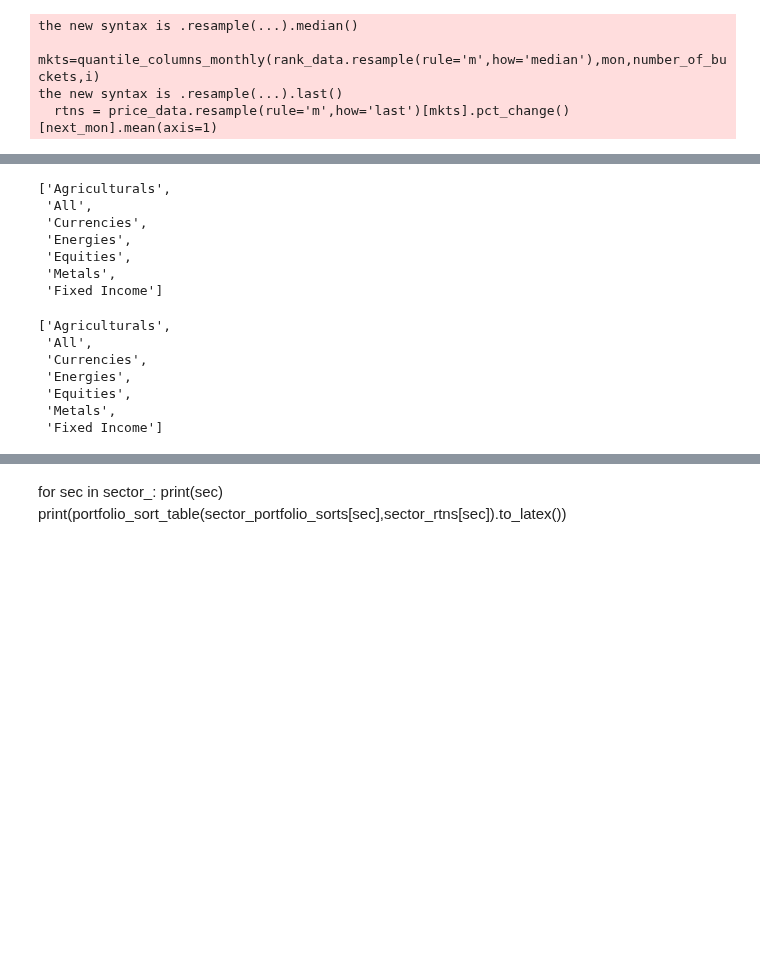
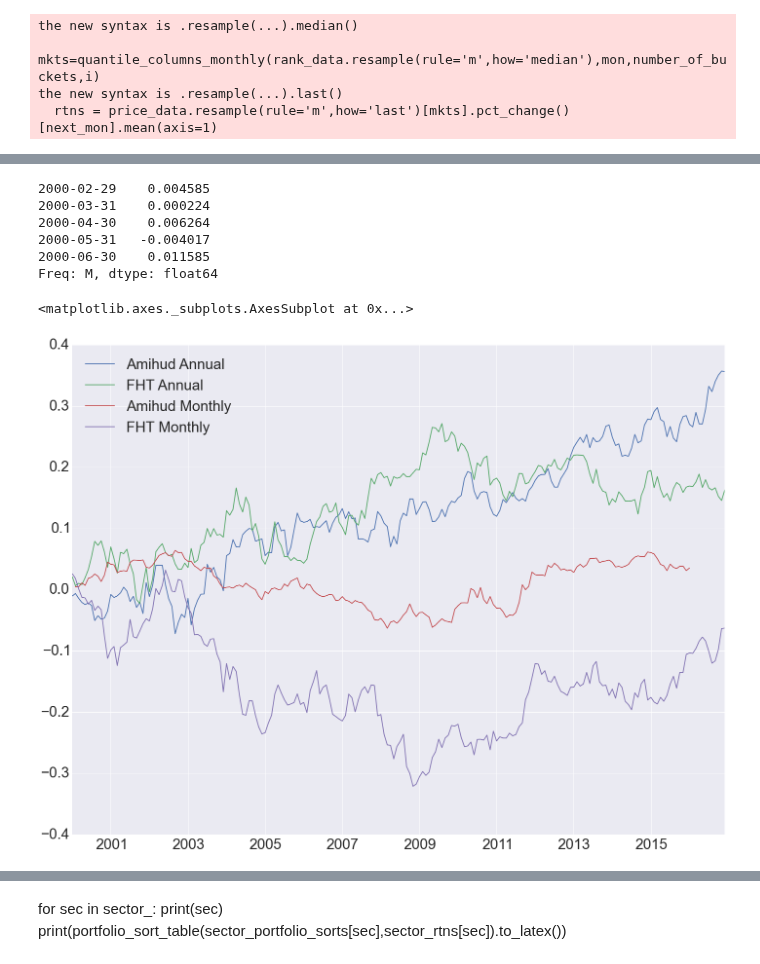
Before and after one commit to mrefermat/FinancePhD, a Jupyter notebook: LiquidityMomentum/Paper 2 - Monthly portfolio loader.ipynb, the cells around one changed output, grey strips where cells are left out. Saved outputs shown, nothing was run; the diff lists cells and outputs as text; code cells hidden in the pictures; blank space fills up the shorter version.

Commit message:
corrected bug in factors and spanning test

```diff
--- a/LiquidityMomentum/Paper 2 - Monthly portfolio loader.ipynb
+++ b/LiquidityMomentum/Paper 2 - Monthly portfolio loader.ipynb
@@ -97,13 +97,3 @@ sector_portfolio_sorts_mon['All'].cumsum().plot(title=s)
 # %%
 for s in sector_portfolio_sorts_mon.keys():
     sector_portfolio_sorts_mon[s].to_pickle('data/'+s+'_monthly.pickle')
-# %%
-sector_portfolio_sorts_mon.keys()
-# %% [output]
-['Agriculturals',
- 'All',
- 'Currencies',
- 'Energies',
- 'Equities',
- 'Metals',
- 'Fixed Income']
@@ -109,0 +104,9 @@ sector_portfolio_sorts_mon.keys()
+# %%
+am.head()
+# %% [output]
+2000-02-29    0.004585
+2000-03-31    0.000224
+2000-04-30    0.006264
+2000-05-31   -0.004017
+2000-06-30    0.011585
+Freq: M, dtype: float64
@@ -110,12 +117,7 @@ sector_portfolio_sorts_mon.keys()
+# %%
+get_all_factors().cumsum().plot()
+# %% [output]
+<matplotlib.axes._subplots.AxesSubplot at 0x...>
+[figure, added]
 # %%
 data=read_monthly()
-# %%
-data.keys()
-# %% [output]
-['Agriculturals',
- 'All',
- 'Currencies',
- 'Energies',
- 'Equities',
- 'Metals',
- 'Fixed Income']
```
Also changed, not shown: parts of 7 cells of this notebook, 3 other files.
